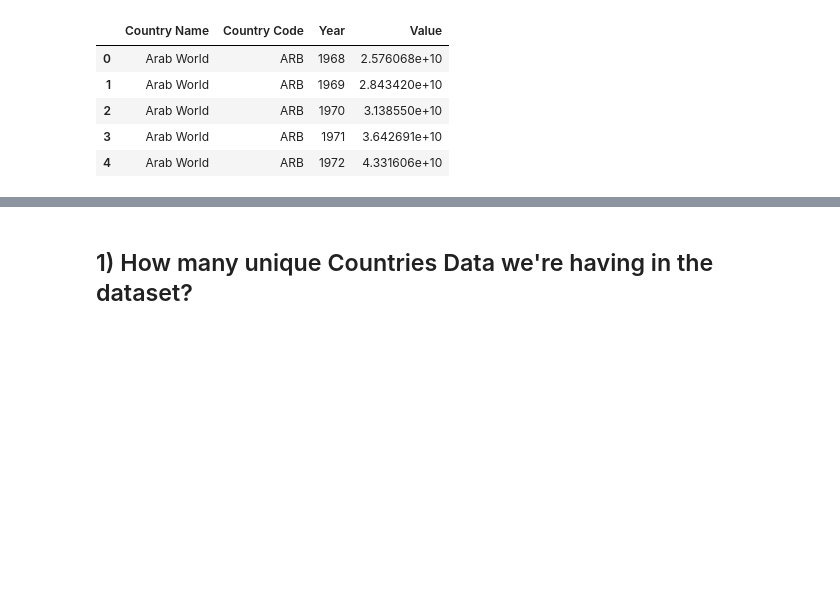
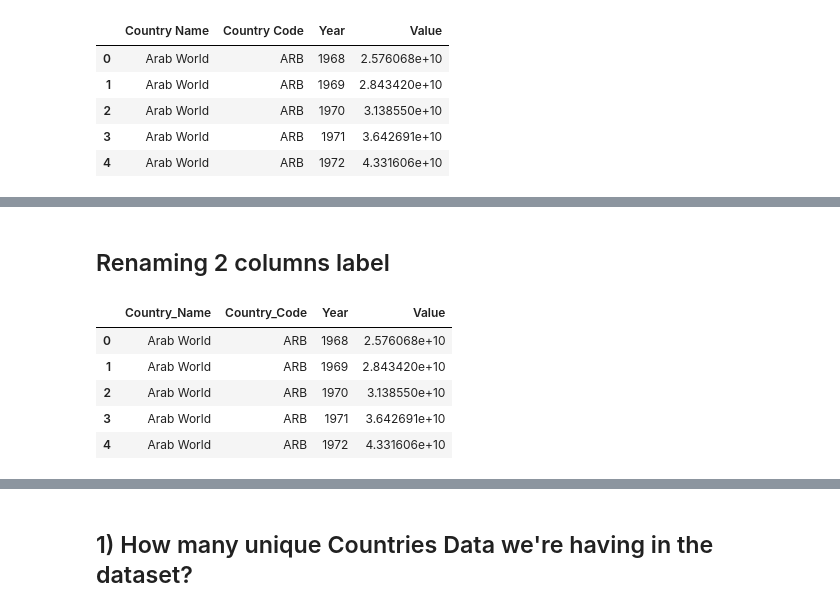
Before and after one commit to vishwajeet02/Projects, a Jupyter notebook: EDA/GDP_Analysis/GDP Analysis.ipynb, the cells around one changed output, grey strips where cells are left out. Drawn from its saved outputs; the diff is of its cells as text; code cells hidden in the pictures; blank space fills up the shorter version.

```diff
--- a/EDA/GDP_Analysis/GDP Analysis.ipynb
+++ b/EDA/GDP_Analysis/GDP Analysis.ipynb
@@ -12,0 +31,2 @@ df.head()
+# %% [markdown]
+## Renaming 2 columns label
@@ -12,0 +36,9 @@ df.head()
+# %%
+df.head()
+# %% [output]
+|  | Country_Name | Country_Code | Year | Value |
+| 0 | Arab World | ARB | 1968 | 2.576068e+10 |
+| 1 | Arab World | ARB | 1969 | 2.843420e+10 |
+| 2 | Arab World | ARB | 1970 | 3.138550e+10 |
+| 3 | Arab World | ARB | 1971 | 3.642691e+10 |
+| 4 | Arab World | ARB | 1972 | 4.331606e+10 |
```
Also changed, not shown: parts of 28 cells of this notebook.
